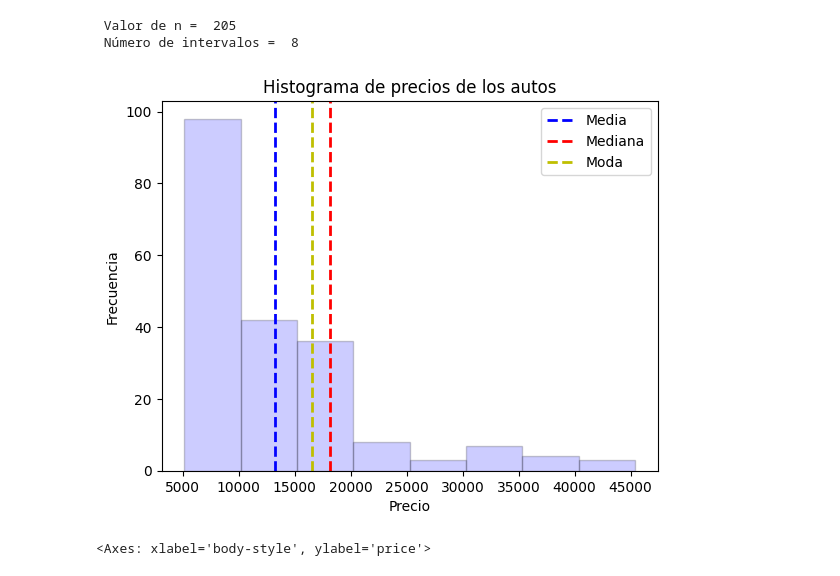
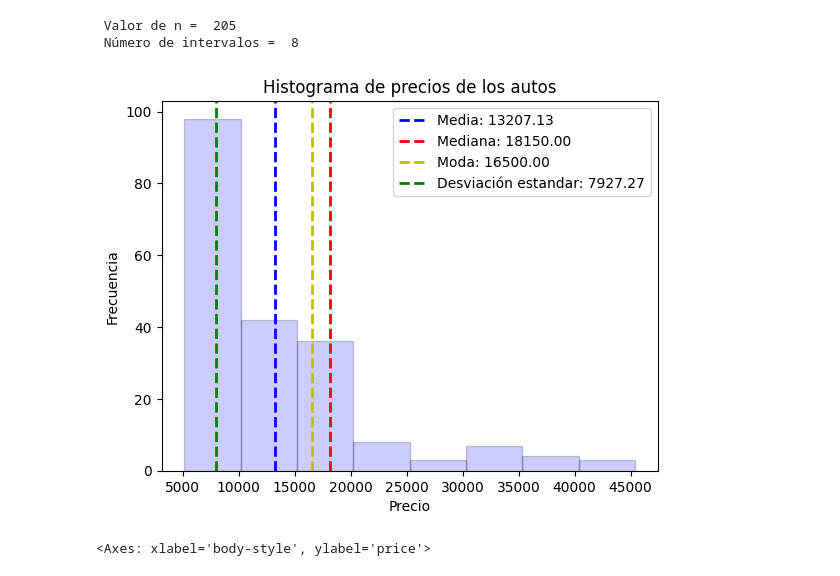
Before and after one commit to AnahiGutierrez22/Estadistica, a Jupyter notebook: Unidad1/Práctica6.ipynb, the cells around one changed output. Cells and saved outputs as stored; diff of their text form; code cells hidden in the pictures.

```diff
--- a/Unidad1/Práctica6.ipynb
+++ b/Unidad1/Práctica6.ipynb
@@ -78,16 +114,17 @@ print ( " Valor de n = ", n , "\n Número de intervalos = ", k)
 # %%
 #Realizar un Histograma de precios de los automóviles
 plt.hist(autos.price, bins=8, alpha=0.2, color='b', edgecolor = "black")
-plt.axvline(media, color='b', linestyle= 'dashed', linewidth=2, label = 'Media')
-plt.axvline(mediana, color='r', linestyle= 'dashed', linewidth=2, label = 'Mediana')
-plt.axvline(moda, color='y', linestyle= 'dashed', linewidth=2, label = 'Moda')
+plt.axvline(media, color='b', linestyle= 'dashed', linewidth=2, label =f'Media: {media:.2f}')
+plt.axvline(mediana, color='r', linestyle= 'dashed', linewidth=2, label = f'Mediana: {mediana:.2f}')
+plt.axvline(moda, color='y', linestyle= 'dashed', linewidth=2, label =f'Moda: {moda:.2f}')
+plt.axvline(desviacion_estandar, color='g', linestyle= 'dashed', linewidth=2, label =f'Desviación estandar: {desviacion_estandar:.2f}')
 plt.legend()
 plt.xlabel('Precio')
 plt.ylabel('Frecuencia')
 plt.title('Histograma de precios de los autos')
 plt.show()
 # %% [output]
-[figure, old version]
+[figure, new version]
 # %%
 #Realizar un diagrama de caja y bigotes que muestre la relación estadística entre la columna del precio del automóvil (price) y tipo de vehículo (body style)
 sns.boxplot(x=autos['body-style'], y=autos['price'])
```
Also changed, not shown: parts of 3 cells of this notebook.
